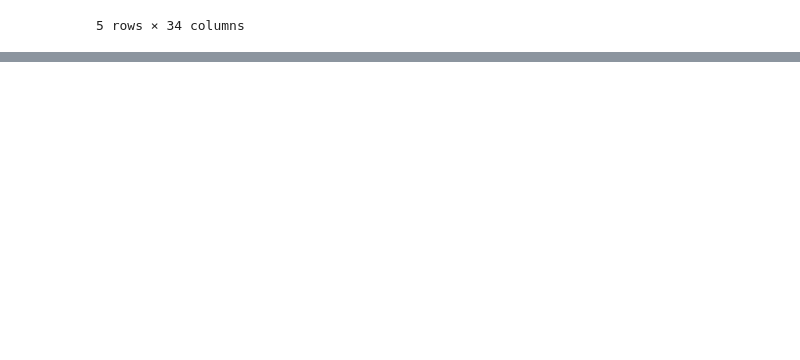
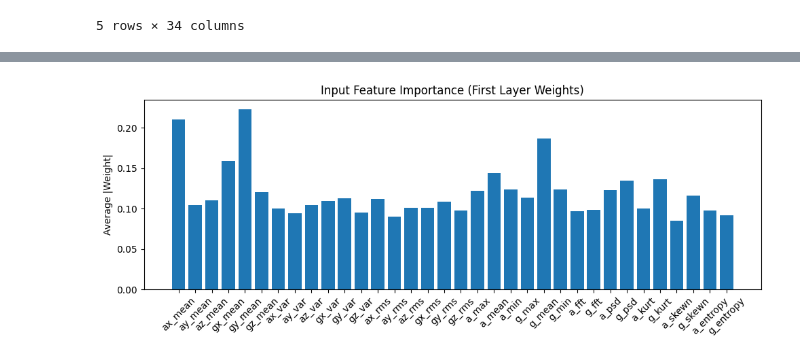
Before and after one commit to AiCupSENZ/othsueh, a Jupyter notebook: experiment.ipynb, the cells around one changed output, grey strips where cells are left out. Saved outputs shown, nothing was run; the diff lists cells and outputs as text; code cells hidden in the pictures; blank space fills up the shorter version.

```diff
--- a/experiment.ipynb
+++ b/experiment.ipynb
@@ -410,0 +465,4 @@ model_binary(X_train_scaled, y_train_le_gender, X_test_scaled, y_test_le_gender)
+# %%
+plot_input_importance(hold_model,feature_names=feature_names)
+# %% [output]
+[figure, added]
```
Also changed, not shown: parts of 15 cells of this notebook.
